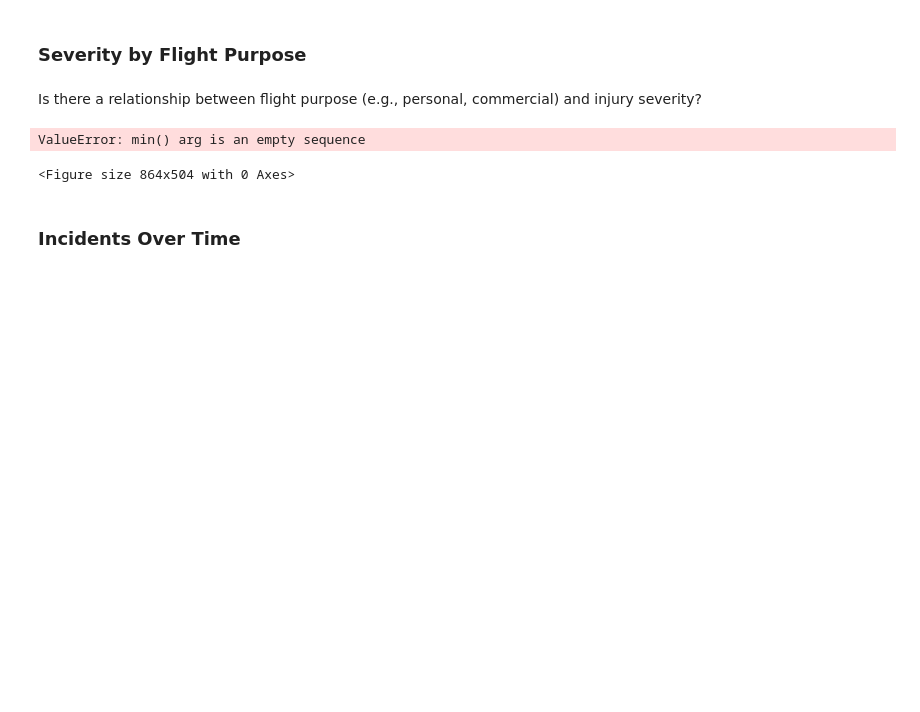
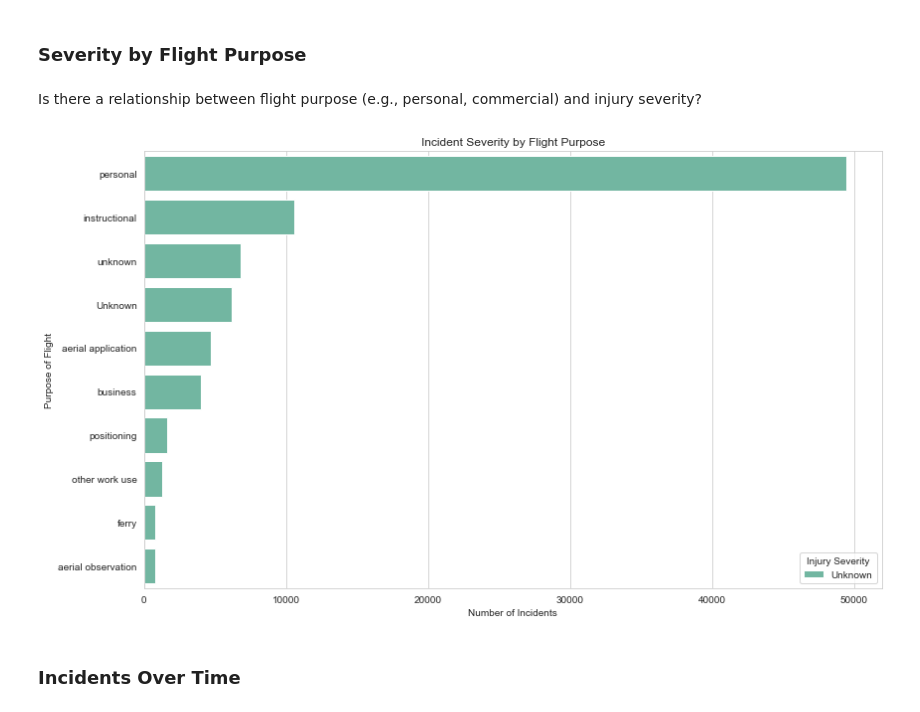
Before and after one commit to BMwihia/aviation-accidents-analysis, a Jupyter notebook: aviation_accident_analysis-benson.ipynb, the cells around one changed output. Drawn from its saved outputs; the diff is of its cells as text; code cells hidden in the pictures; blank space fills up the shorter version.

```diff
--- a/aviation_accident_analysis-benson.ipynb
+++ b/aviation_accident_analysis-benson.ipynb
@@ -309,24 +298,37 @@ df_cleaned['Injury.Severity'] = df_cleaned['Injury.Severity'].map(injury_severit
 # %%
+# 1. Map injury severity
+injury_severity_mapping = {
+    0: 'No Injury',
+    1: 'Minor Injury',
+    2: 'Serious Injury',
+    3: 'Fatal Injury',
+    4: 'Unknown'
+}
+
+df_cleaned['Injury.Severity'] = df_cleaned['Injury.Severity'].map(injury_severity_mapping)
+
+# 2. Fill any unmapped values as 'Unknown'
+df_cleaned['Injury.Severity'] = df_cleaned['Injury.Severity'].fillna('Unknown')
+
+# 3. Now plot safely
 plt.figure(figsize=(12, 7))
 
-# Plot count of incidents by purpose of flight, colored by injury severity
 sns.countplot(
     data=df_cleaned,
     y='Purpose.of.flight',
     hue='Injury.Severity',
-    order=df_cleaned['Purpose.of.flight'].value_counts().index[:10], # top 10 purposes
+    order=df_cleaned['Purpose.of.flight'].value_counts().index[:10],  # top 10
     palette='Set2'
 )
 
 plt.title('Incident Severity by Flight Purpose')
 plt.xlabel('Number of Incidents')
 plt.ylabel('Purpose of Flight')
 plt.legend(title='Injury Severity')
 plt.tight_layout()
 plt.show()
 # %% [output]
-ValueError: min() arg is an empty sequence
-<Figure size 864x504 with 0 Axes>
+[figure, added]
 # %% [markdown]
 ### Incidents Over Time
 # %% [markdown]
```
Also changed, not shown: parts of 1 cell of this notebook.
